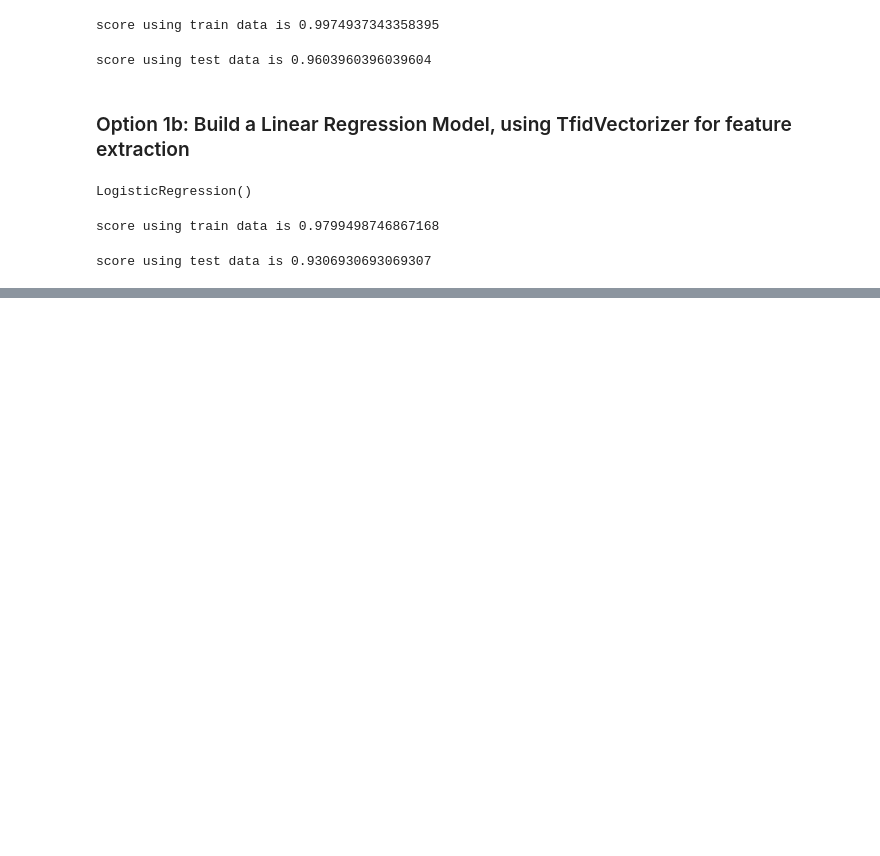
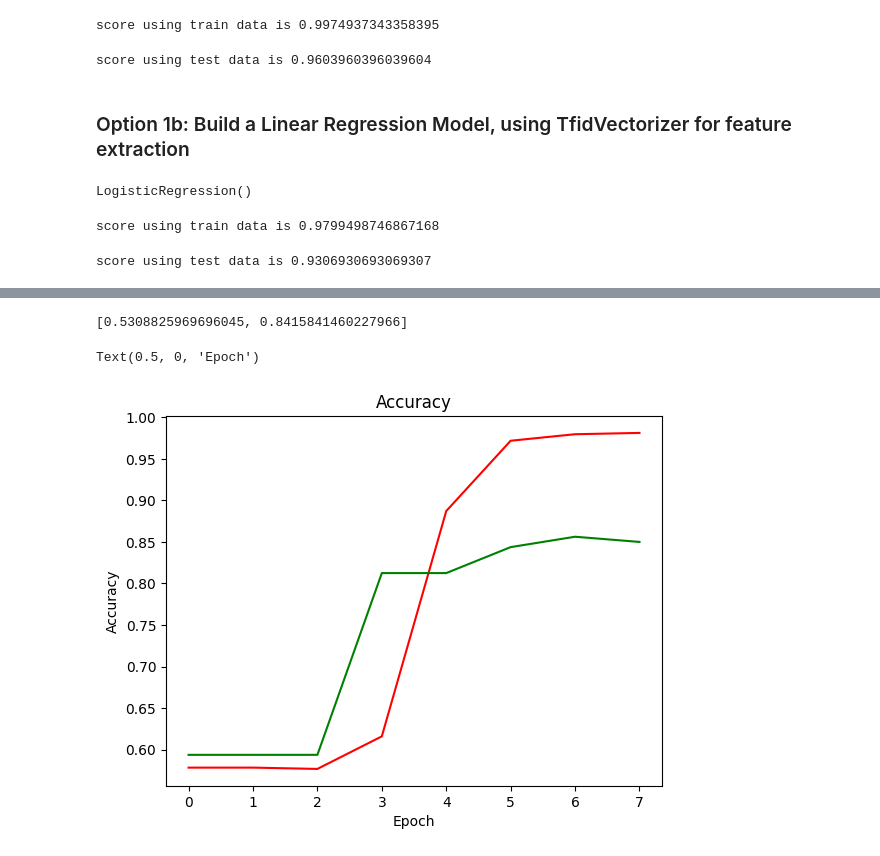
Before and after one commit to IvanENERGY/YouTubeSpamClassifier, a Jupyter notebook: playground.ipynb, the cells around one changed output, grey strips where cells are left out. Saved outputs shown, nothing was run; the diff lists cells and outputs as text; code cells hidden in the pictures; blank space fills up the shorter version.

```diff
--- a/playground.ipynb
+++ b/playground.ipynb
@@ -177,0 +355,28 @@ score using test data is 0.9306930693069307
+# %%
+
+encoder= tf.keras.layers.TextVectorization()
+encoder.adapt(yt_train_tfdata.map(lambda text,CLASS:text))
+# %%
+model = tf.keras.Sequential(
+    [
+    encoder,
+    #embedding for vectorized text:this layer maps input information from a high-dimensional to a lower-dimensional space, allowing the network to learn more about the relationship between inputs and to process the data more efficiently
+    tf.keras.layers.Embedding(
+        input_dim = len(encoder.get_vocabulary()),
+        output_dim=32,
+        mask_zero=True # handle variable sequence length
+    ),
+    tf.keras.layers.LSTM(32),
+    tf.keras.layers.Dense(32,activation='relu'),
+    tf.keras.layers.Dropout(0.5),
+    tf.keras.layers.Dense(32,activation='relu'),
+    tf.keras.layers.Dropout(0.5),
+    tf.keras.layers.Dense(1,activation='sigmoid')
+    ]
+)
+# %%
+model.compile(optimizer=tf.keras.optimizers.Adam(learning_rate=0.001),
+              loss=tf.keras.losses.BinaryCrossentropy(),
+              metrics=['accuracy'])
+# %%
+history= model.fit(yt_train_tfdata,epochs=8,validation_data=yt_valid_tfdata)
@@ -177,0 +400,14 @@ score using test data is 0.9306930693069307
+# %%
+model.evaluate(yt_test_tfdata)
+# %% [output]
+[0.5308825969696045, 0.8415841460227966]
+# %%
+import matplotlib.pyplot as plt
+plt.plot(history.history['accuracy'],label="trainning acc",color='red')
+plt.plot(history.history['val_accuracy'],label="Validation acc",color='green',)
+plt.title("Accuracy")
+plt.ylabel("Accuracy")
+plt.xlabel("Epoch")
+# %% [output]
+Text(0.5, 0, 'Epoch')
+[figure, added]
```
Also changed, not shown: parts of 35 cells of this notebook.
